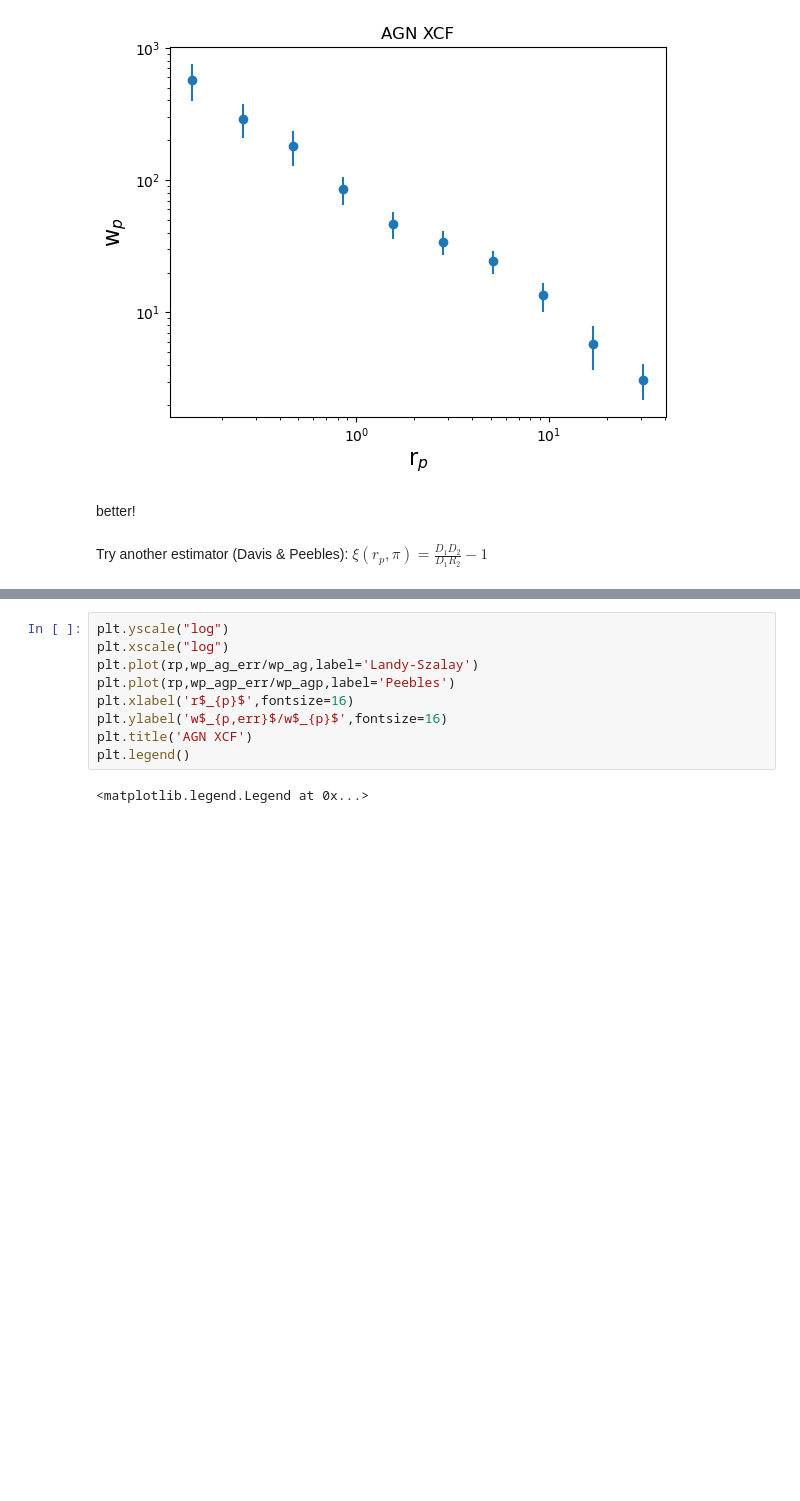
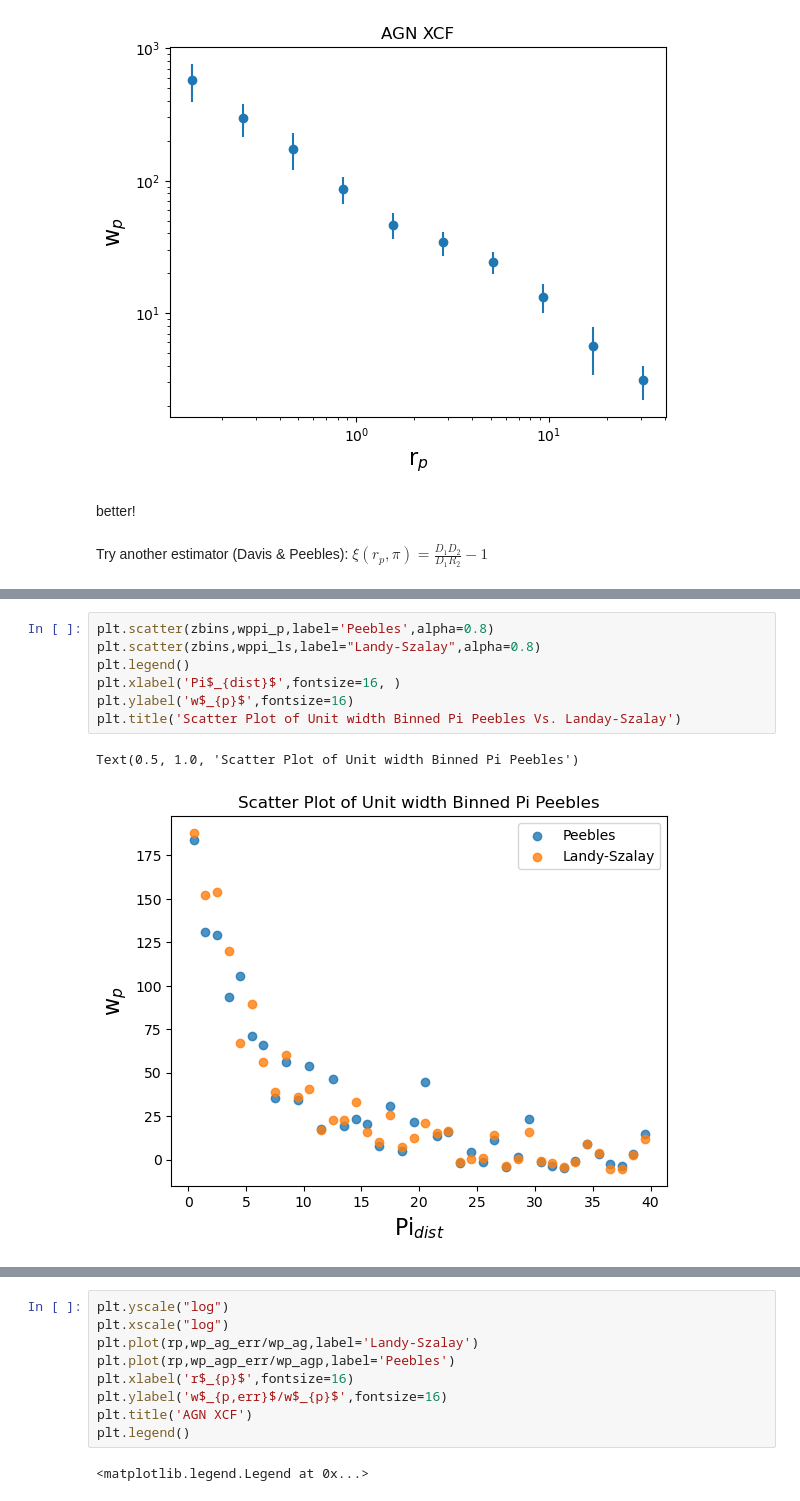
Before and after one commit to mcp74/AGNclustering, a Jupyter notebook: clustering_test.ipynb, the cells around one changed output, grey strips where cells are left out. Saved outputs shown, nothing was run; the diff lists cells and outputs as text; blank space fills up the shorter version.

```diff
--- a/clustering_test.ipynb
+++ b/clustering_test.ipynb
@@ -477,3 +493,13 @@ Text(0.5, 1.0, 'Scatter Plot of Unit width Binned z-shift')
+# %%
+plt.scatter(zbins,wppi_p,label='Peebles',alpha=0.8)
+plt.scatter(zbins,wppi_ls,label="Landy-Szalay",alpha=0.8)
+plt.legend()
+plt.xlabel('Pi$_{dist}$',fontsize=16, )
+plt.ylabel('w$_{p}$',fontsize=16)
+plt.title('Scatter Plot of Unit width Binned Pi Peebles Vs. Landay-Szalay')
+# %% [output]
+Text(0.5, 1.0, 'Scatter Plot of Unit width Binned Pi Peebles')
+[figure, added]
 # %%
 #Graphin Wp(zp) binning zp logarithimically
 
```
Also changed, not shown: parts of 16 cells of this notebook, 4 other files.
